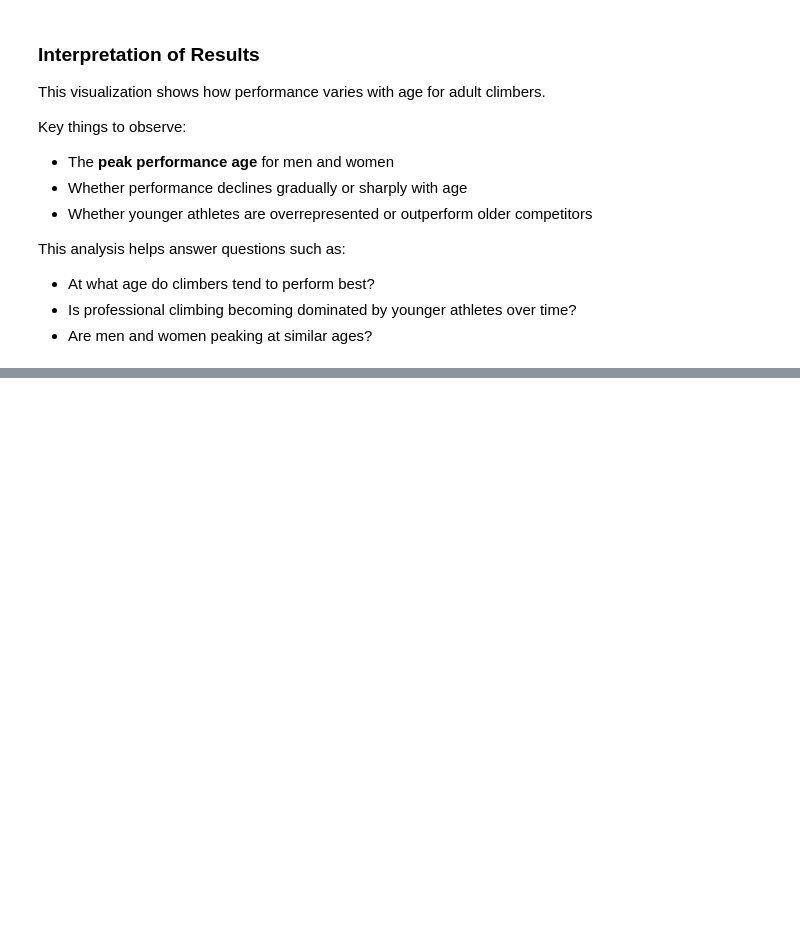
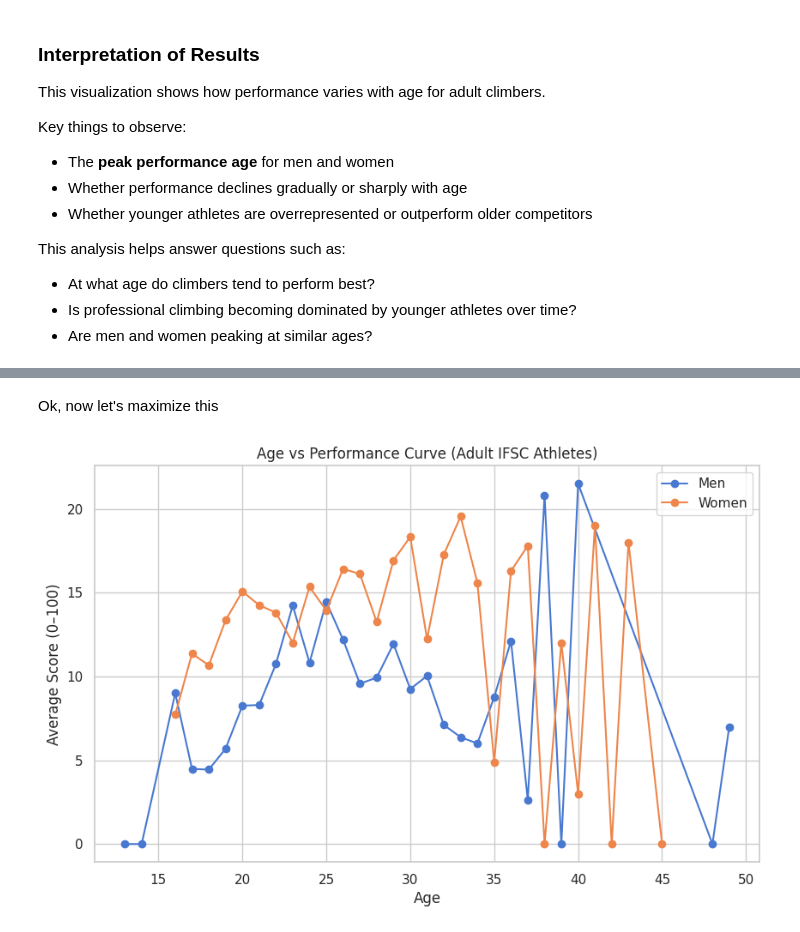
Before and after one commit to derrickd-lab/Climbing_Prediction_Project, a Jupyter notebook: ML_Project.ipynb, the cells around one changed output, grey strips where cells are left out. Saved outputs shown, nothing was run; the diff lists cells and outputs as text; code cells hidden in the pictures; blank space fills up the shorter version.

```diff
--- a/ML_Project.ipynb
+++ b/ML_Project.ipynb
@@ -217,0 +289,49 @@ This analysis helps answer questions such as:
+# %% [markdown]
+Ok, now let's maximize this
+# %%
+adult_m = data["6.1. Adult M"].copy()
+adult_w = data["7.1.Adult W"].copy()
+
+# Standardize age column
+adult_m["age"] = pd.to_numeric(adult_m["age (at time of competition)"], errors="coerce")
+adult_w["age"] = pd.to_numeric(adult_w["age (at time of competition)"], errors="coerce")
+
+# Filter to valid rows
+adult_m = adult_m.dropna(subset=["age", "score"])
+adult_w = adult_w.dropna(subset=["age", "score"])
+
+# Ensure numeric score
+adult_m["score"] = pd.to_numeric(adult_m["score"], errors="coerce")
+adult_w["score"] = pd.to_numeric(adult_w["score"], errors="coerce")
+
+men_age_curve = (
+    adult_m
+    .groupby("age")["score"]
+    .mean()
+    .reset_index()
+)
+
+women_age_curve = (
+    adult_w
+    .groupby("age")["score"]
+    .mean()
+    .reset_index()
+)
+
+plt.figure(figsize=(10,6))
+
+plt.plot(men_age_curve["age"], men_age_curve["score"],
+         marker="o", label="Men")
+
+plt.plot(women_age_curve["age"], women_age_curve["score"],
+         marker="o", label="Women")
+
+plt.xlabel("Age")
+plt.ylabel("Average Score (0–100)")
+plt.title("Age vs Performance Curve (Adult IFSC Athletes)")
+plt.legend()
+plt.grid(True)
+
+plt.show()
+# %% [output]
+[figure, added]
```
Also changed, not shown: parts of 8 cells of this notebook.
